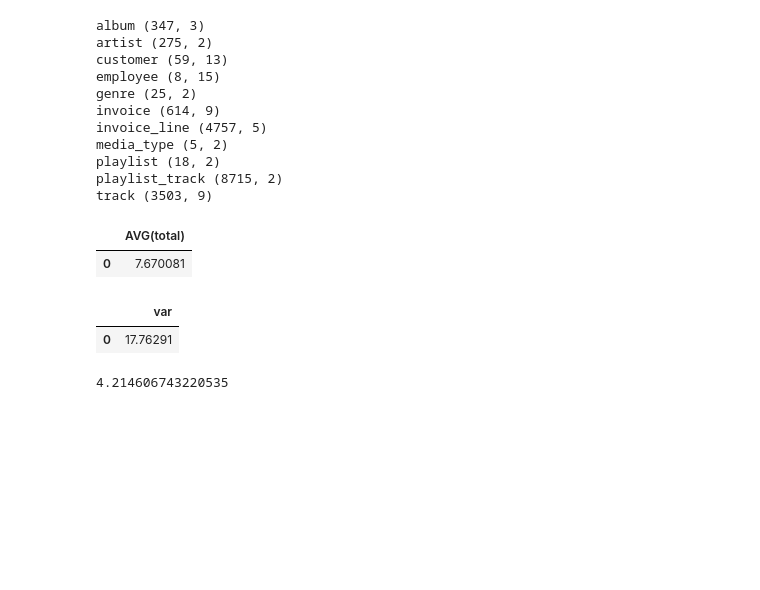
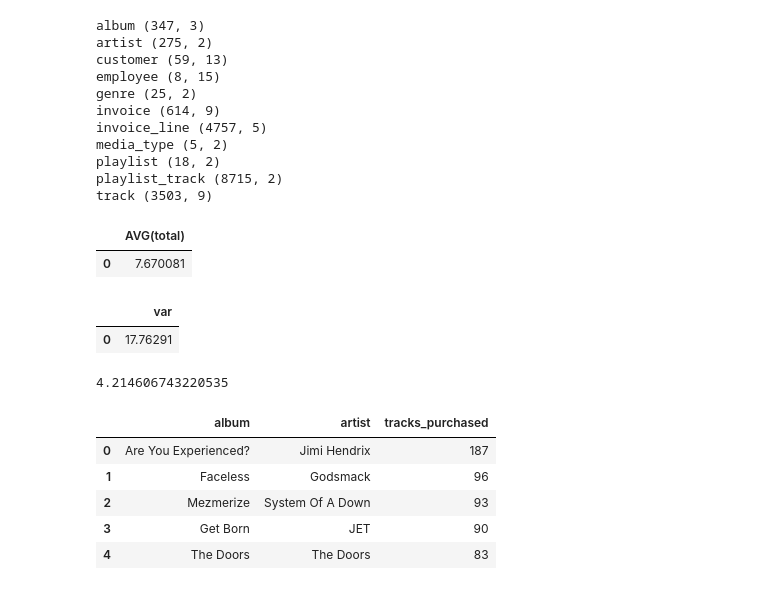
Before and after one commit to vandyand/Python-Data-Science-Projects, a Jupyter notebook: Chinook Database SQL Analysis/Playing with SQLite.ipynb, the cells around one changed output. Drawn from its saved outputs; the diff is of its cells as text; code cells hidden in the pictures; blank space fills up the shorter version.

```diff
--- a/Chinook Database SQL Analysis/Playing with SQLite.ipynb
+++ b/Chinook Database SQL Analysis/Playing with SQLite.ipynb
@@ -90,3 +89,31 @@ std_dev_total = 17.76291**0.5
 std_dev_total
 # %% [output]
 4.214606743220535
+# %%
+run_query('''
+SELECT
+    ta.album_title album,
+    ta.artist_name artist,
+    COUNT(*) tracks_purchased
+FROM invoice_line il
+INNER JOIN (
+            SELECT
+                t.track_id,
+                al.title album_title,
+                ar.name artist_name
+            FROM track t
+            INNER JOIN album al ON al.album_id = t.album_id
+            INNER JOIN artist ar ON ar.artist_id = al.artist_id
+           ) ta
+           ON ta.track_id = il.track_id
+GROUP BY 1, 2
+ORDER BY 3 DESC
+LIMIT 5
+''')
+# %% [output]
+|  | album | artist | tracks_purchased |
+| 0 | Are You Experienced? | Jimi Hendrix | 187 |
+| 1 | Faceless | Godsmack | 96 |
+| 2 | Mezmerize | System Of A Down | 93 |
+| 3 | Get Born | JET | 90 |
+| 4 | The Doors | The Doors | 83 |
```
Also changed, not shown: parts of 5 cells of this notebook, 1 other file.
